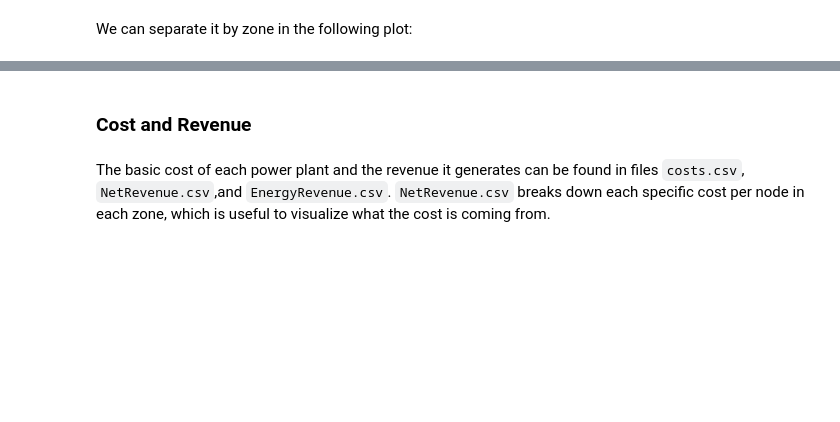
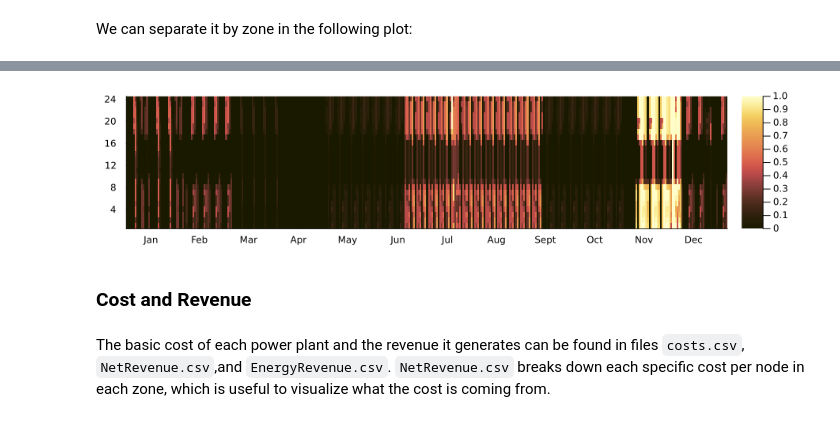
Before and after one commit to GenXProject/GenX-Tutorials, a Jupyter notebook: Tutorials/Tutorial_8_Outputs.ipynb, the cells around one changed output, grey strips where cells are left out. Cells and saved outputs as stored; diff of their text form; code cells hidden in the pictures; blank space fills up the shorter version.

```diff
--- a/Tutorials/Tutorial_8_Outputs.ipynb
+++ b/Tutorials/Tutorial_8_Outputs.ipynb
@@ -144,0 +175,21 @@ groupedbar(["Zone 1", "Zone 2", "Zone 3"],[Zone1; Zone2; Zone3], bar_position =
+# %%
+capacity = CSV.read(joinpath(case,"results/capacity.csv"),DataFrame,missingstring="NA")
+Period_map = CSV.read(joinpath(case,"TDR_results/Period_map.csv"),DataFrame,missingstring="NA")
+
+# Take the EndCap and power of MA_natural_gas_combined_cycle
+cap = capacity[1,"EndCap"]
+power_cap = power[3:end,"MA_natural_gas_combined_cycle"]/cap;
+
+# Reconstruction of all hours of the year from TDR
+recon = []
+for i in range(1,52)
+    index = Period_map[i,"Rep_Period_Index"]
+    recon_temp = power_cap[(168*index-167):(168*index)]
+    recon = [recon; recon_temp]
+end
+
+# Convert to matrix format
+heat = recon[1:24]
+for i in range(1,364)
+    heat = [heat recon[(i*24-23):(i*24)]]
+end
@@ -145,3 +216,9 @@ groupedbar(["Zone 1", "Zone 2", "Zone 3"],[Zone1; Zone2; Zone3], bar_position =
+# %%
+Plots.heatmap(heat,yticks=0:4:24,xticks=([15:30:364;],
+        ["Jan","Feb","Mar","Apr","May","Jun","Jul","Aug","Sept","Oct","Nov","Dec"]),
+    size=(900,200),c=:lajolla)
+# %% [output]
+[figure, added]
 # %% [markdown]
 ### Cost and Revenue <a id="cost"></a>
 # %% [markdown]
```
Also changed, not shown: parts of 24 cells of this notebook, 10 other files.
